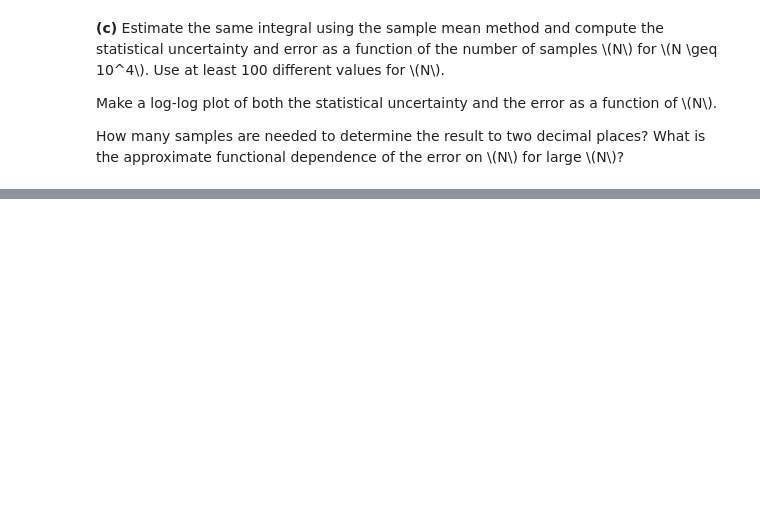
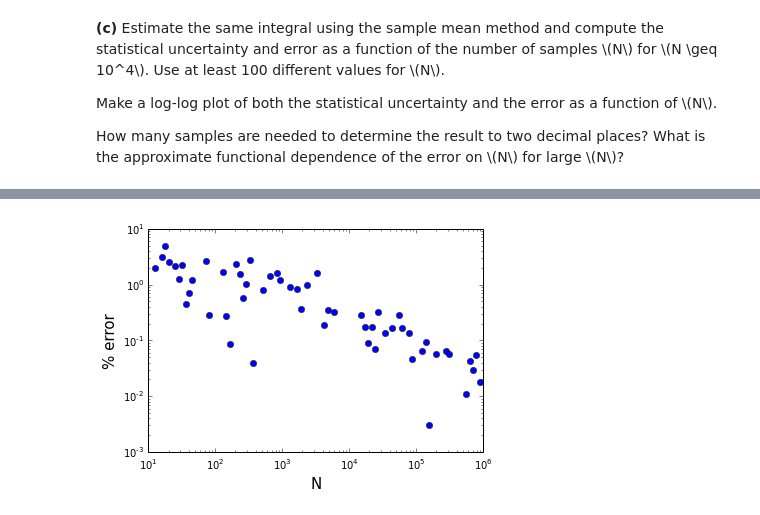
Before and after one commit to cucucachu/PHYS202-S14, a Jupyter notebook: SciPy/MCIntegrationExercises.ipynb, the cells around one changed output, grey strips where cells are left out. Saved outputs shown, nothing was run; the diff lists cells and outputs as text; code cells hidden in the pictures; blank space fills up the shorter version.

Commit message:
MCIntegrationExercises and Random And MC Exercises

```diff
--- a/SciPy/MCIntegrationExercises.ipynb
+++ b/SciPy/MCIntegrationExercises.ipynb
@@ -164,3 +183,15 @@ for N in np.logspace(1, 6, 100):
 <p><strong>(c)</strong> Estimate the same integral using the sample mean method and compute the statistical uncertainty and error as a function of the number of samples <span class="math">\(N\)</span> for <span class="math">\(N \geq 10^4\)</span>. Use at least 100 different values for <span class="math">\(N\)</span>.</p>
 <p>Make a log-log plot of both the statistical uncertainty and the error as a function of <span class="math">\(N\)</span>.</p>
 <p>How many samples are needed to determine the result to two decimal places? What is the approximate functional dependence of the error on <span class="math">\(N\)</span> for large <span class="math">\(N\)</span>?</p>
+# %%
+xmin = 0;
+xmax = 1;
+f = lambda x: 4*np.sqrt(1 - x**2);
+Is = [];
+
+for N in np.logspace(1, 6, 100):
+    x = xmin + (xmax - xmin) * np.random.random_sample(N);
+    y = f(x);
+    I = (xmax - xmin) * y.mean();
+    Is.append(I);
+    print I;
@@ -166,0 +216,15 @@ for N in np.logspace(1, 6, 100):
+# %%
+N = np.logspace(1, 6, 100);
+Is = np.array(Is);
+err = 100 * (Is - np.pi) / np.pi;
+
+plt.plot(N, err, "bo", label="% error");
+
+plt.xlabel("N", fontsize=15);
+plt.ylabel("% error", fontsize=15);
+plt.xscale("log");
+plt.yscale("log");
+
+plt.show();
+# %% [output]
+[figure, added]
```
Also changed, not shown: parts of 7 cells of this notebook, 1 other file.
